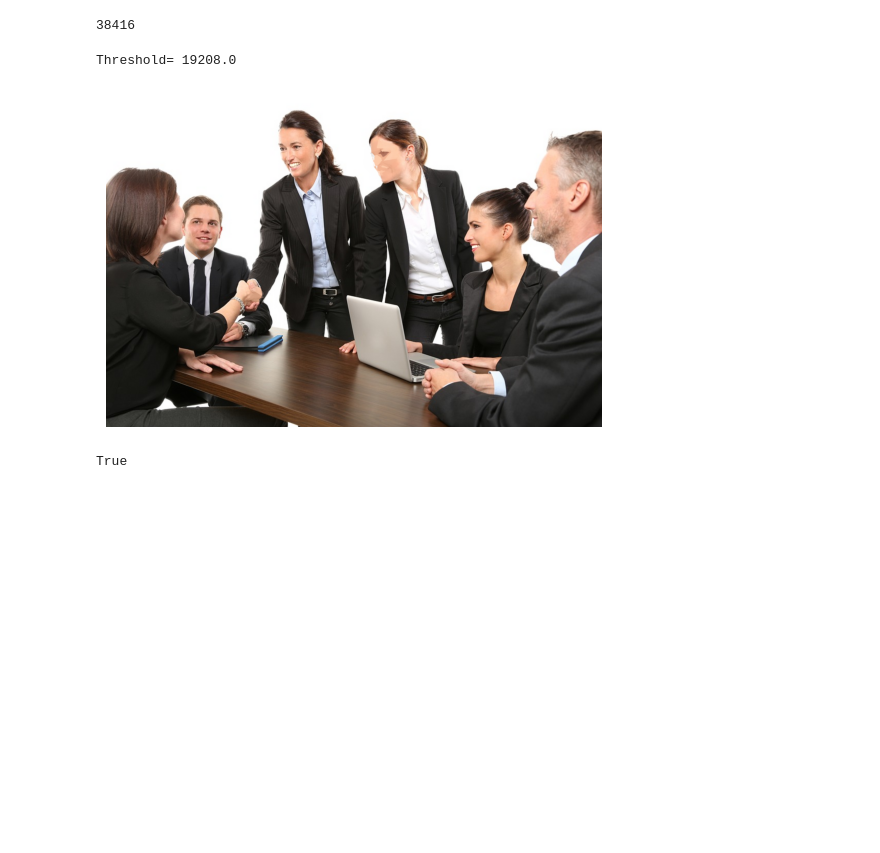
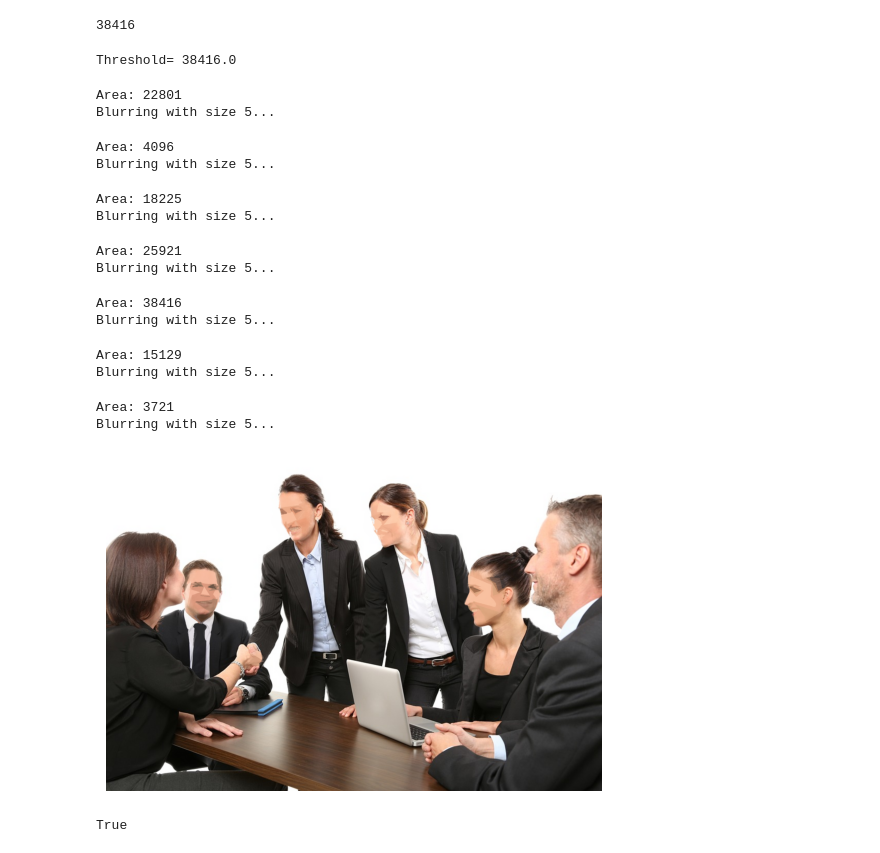
Before and after one commit to vinayak19th/Aesthetic-Face-De-Identification, a Jupyter notebook: python_experiments/CutOutFilter.ipynb, the cells around one changed output. Drawn from its saved outputs; the diff is of its cells as text; code cells hidden in the pictures; blank space fills up the shorter version.

```diff
--- a/python_experiments/CutOutFilter.ipynb
+++ b/python_experiments/CutOutFilter.ipynb
@@ -110,13 +110,13 @@ def black_inpaint(fitler:np.ndarray):
     paint_mask = cv2.inRange(fitler, (0,0,0),(5,5,5))
     return cv2.inpaint(fitler, paint_mask, 1, flags=cv2.INPAINT_TELEA)
 # %%
-def smooth_blend(fitler:np.ndarray,orig:np.ndarray,coordinates:tuple,mask:np):
-    """
-        coordinates: (y,y+h,x,x+w)
-    """
-    mask= cv2.resize(mask,fitler.shape[:2])/255
-    orig[coordinates[0]:coordinates[1], coordinates[2]:coordinates[3]] = np.add(np.multiply(orig[coordinates[0]:coordinates[1], coordinates[2]:coordinates[3]],mask),np.multiply(fitler,(1-mask)))
-    return orig
+def smooth_blend(fitler:np.ndarray,orig:np.ndarray,coordinates:tuple,mask):
+        """
+            coordinates: (y,y+h,x,x+w)
+        """
+        mask= cv2.resize(mask,fitler.shape[:2])/255
+        orig[coordinates[1]:coordinates[1]+coordinates[3], coordinates[0]:coordinates[0]+coordinates[2]] = np.add(np.multiply(orig[coordinates[1]:coordinates[1]+coordinates[3], coordinates[0]:coordinates[0]+coordinates[2]],mask),np.multiply(fitler,(1-mask)))
+        return orig
 # %%
 def merge_images(file1, file2):
     """Merge two images into one, displayed side by side
@@ -258,8 +258,8 @@ if args.final_blur:
 if not args.quiet:
     print(f'Drawing Complete')
 
-# canvas = black_inpaint(canvas)
-orig = smooth_blend(canvas,orig,(y,y+h,x,x+w),mask)
+canvas = black_inpaint(canvas)
+orig = smooth_blend(canvas,orig,(x,y,w,h),mask)
 # if args.out_file is None:
 print(metadata)
 show(canvas)
@@ -379,15 +379,15 @@ img = orig.copy()
 mask = cv2.imread("./masks/mask5.png")
 faces,images = get_crops(img)
 outputs = []
-threshold = np.max(apply_area(faces))/2
+threshold = np.max(apply_area(faces))/1
 print("Threshold=",threshold)
 for i in tqdm(range(len(images))):
-    # print("Area:",faces[i][2]*faces[i][3])
+    print("Area:",faces[i][2]*faces[i][3])
     # show(images[i])
-    if(faces[i][2]*faces[i][3] < threshold):
+    if(faces[i][2]*faces[i][3] <= threshold):
         im = images[i]
-        if not args.quiet:
-            print(f'Blurring with size {args.blur_kernel}...')
+
+        print(f'Blurring with size {args.blur_kernel}...')
 
         im = cv2.GaussianBlur(im, (args.blur_kernel, args.blur_kernel), 0)
         # show(im)
@@ -402,37 +402,50 @@ for i in tqdm(range(len(images))):
 
         im = remap_colors(im, reps, labels)
         # show(im)
 
         if not args.quiet:
             print(f'Finding contours with area gte {args.min_area}...')
 
         contours = find_contours(im, reps, args.min_area)
 
         if not args.quiet:
             print("Drawing{}...".format(i))
 
         canvas = np.zeros(im.shape, np.uint8)
         # show(im)
         for area, cont, rep in contours:
             approx = cv2.approxPolyDP(cont, args.poly_epsilon, True)
             cv2.drawContours(canvas, [approx], -1, rep, -1)
 
         if args.final_blur:
             canvas = cv2.GaussianBlur(canvas, (3, 3), 0)
         # outputs.append(canvas)
-        x,y,w,h = faces[i]
         canvas = black_inpaint(canvas)
-        orig = smooth_blend(canvas,orig,(y,y+h, x,x+w),mask)
+        orig = smooth_blend(canvas,orig,faces[i],mask)
 
 # orig[y:y+h, x:x+w] = canvas
 # # if args.out_file is None:
 # print(metadata)
 show(orig)
 # else:
 #     cv2.imwrite(args.out_file, canvas)
 # %% [output]
-Threshold= 19208.0
+Threshold= 38416.0
+Area: 22801
+Blurring with size 5...
+Area: 4096
+Blurring with size 5...
+Area: 18225
+Blurring with size 5...
+Area: 25921
+Blurring with size 5...
+Area: 38416
+Blurring with size 5...
+Area: 15129
+Blurring with size 5...
+Area: 3721
+Blurring with size 5...
-[figure, old version]
+[figure, new version]
 # %%
 cv2.imwrite("inPaint/meeting_v2.png", orig)
 # %% [output]
```
Also changed, not shown: parts of 1 cell of this notebook, 5 other files.
